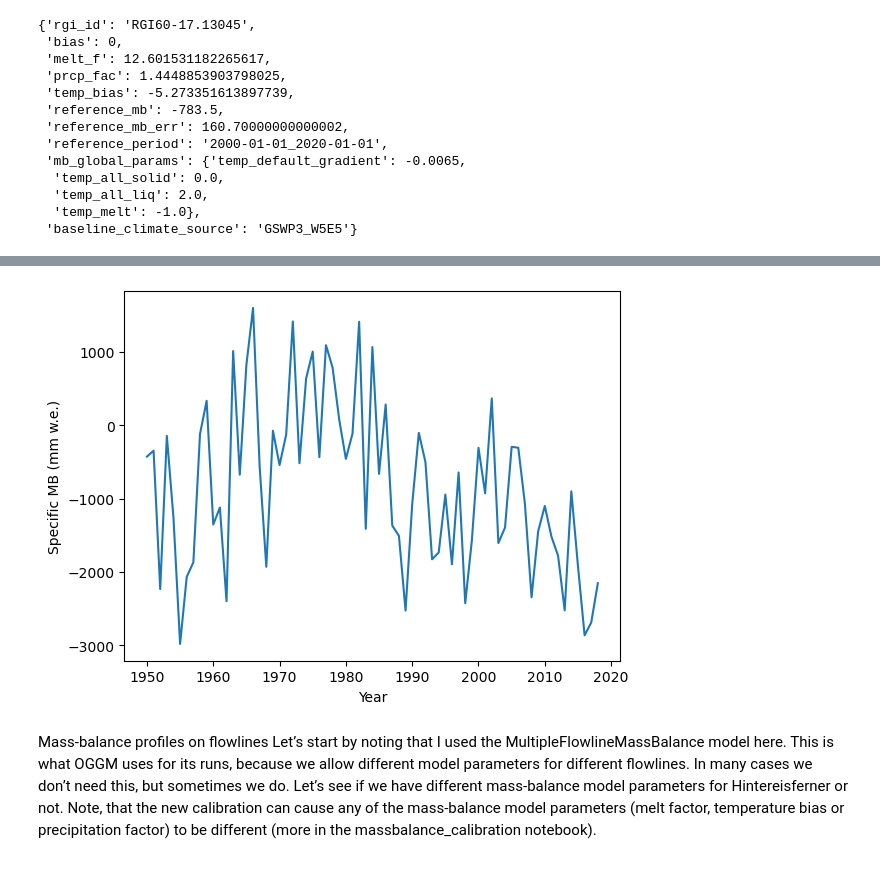
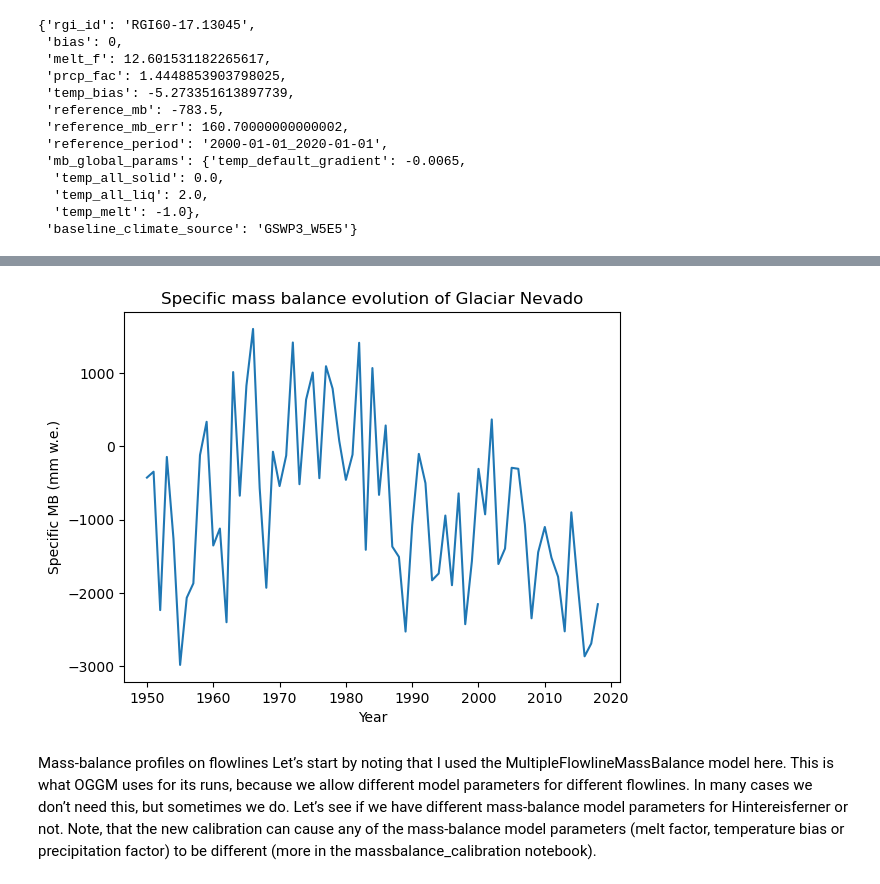
Before and after one commit to millie-spencer/oggm_redo, a Jupyter notebook: compiled_nevados.ipynb, the cells around one changed output, grey strips where cells are left out. Cells and saved outputs as stored; diff of their text form; code cells hidden in the pictures.

```diff
--- a/compiled_nevados.ipynb
+++ b/compiled_nevados.ipynb
@@ -177,19 +173,20 @@ tasks.init_present_time_glacier(gdir)
 # %%
 # computing mass balance from static directory
 # Get the calibrated mass-balance model - the default is to use OGGM's "MonthlyTIModel"
 mbmod = massbalance.MultipleFlowlineMassBalance(gdir)
 # i think this is just computing mass balance for glaciar nevado (# 16)
 
 # Compute the specific MB for this glacier
 fls = gdir.read_pickle('model_flowlines')
 years = np.arange(1950, 2019)
 mb_ts = mbmod.get_specific_mb(fls=fls, year=years)
 
 plt.plot(years, mb_ts);
 plt.ylabel('Specific MB (mm w.e.)');
 plt.xlabel('Year');
+plt.title('Specific mass balance evolution of Glaciar Nevado');
 # %% [output]
-[figure, old version]
+[figure, new version]
 # %% [markdown]
 Mass-balance profiles on flowlines
 Let’s start by noting that I used the MultipleFlowlineMassBalance model here. This is what OGGM uses for its runs, because we allow different model parameters for different flowlines. In many cases we don’t need this, but sometimes we do. Let’s see if we have different mass-balance model parameters for Hintereisferner or not. Note, that the new calibration can cause any of the mass-balance model parameters (melt factor, temperature bias or precipitation factor) to be different (more in the massbalance_calibration notebook).
```
Also changed, not shown: parts of 10 cells of this notebook, 6 other files.
